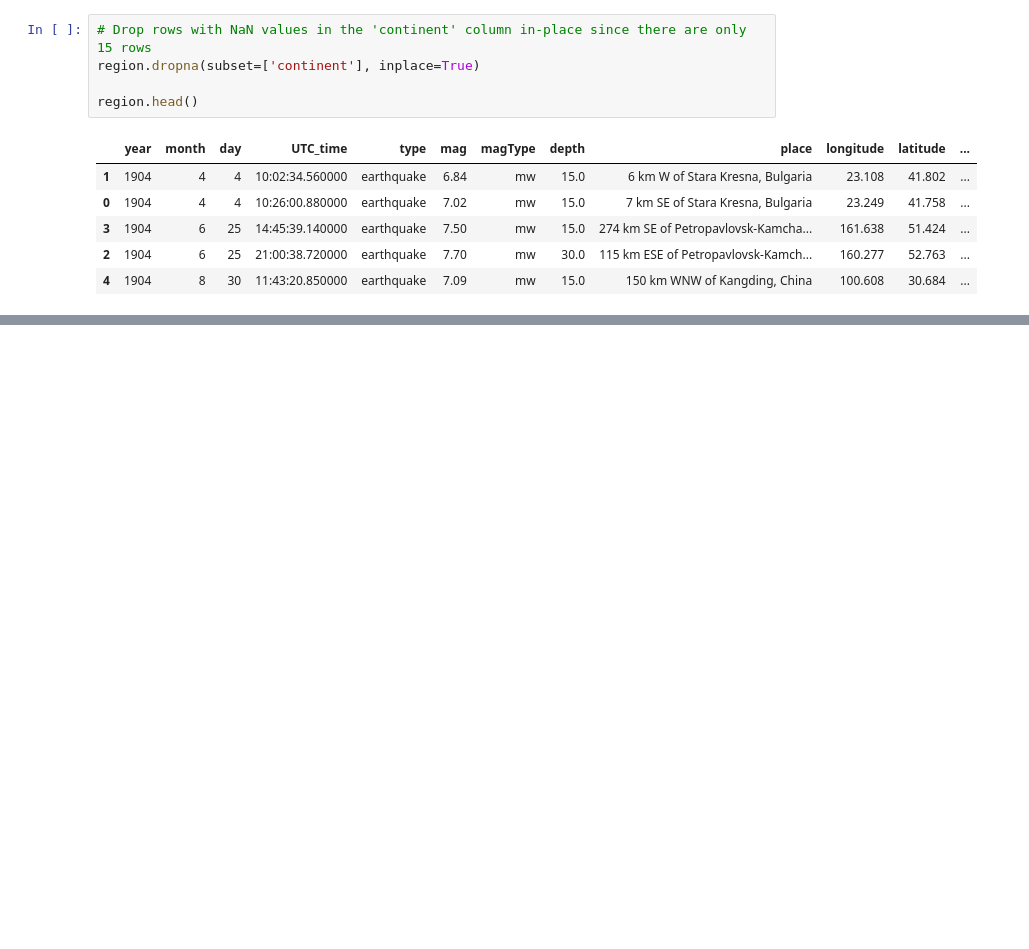
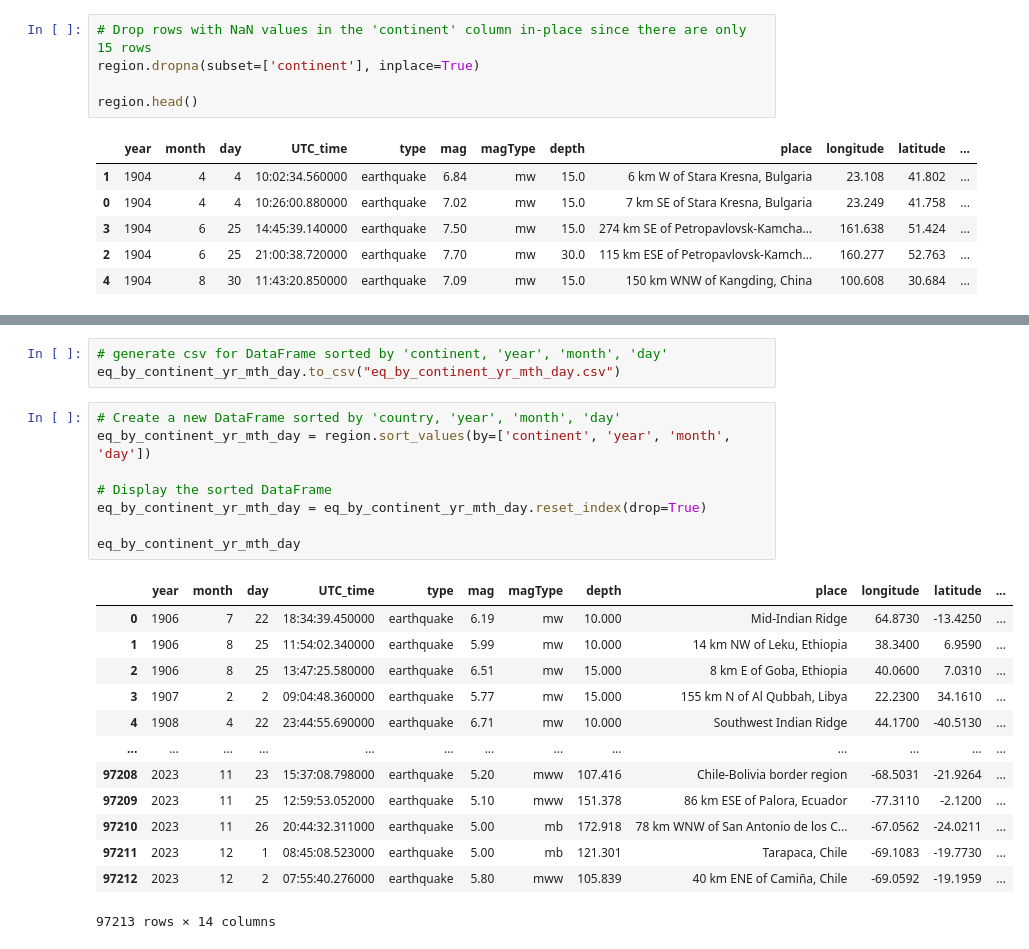
Before and after one commit to jameslaurence82/Project, a Jupyter notebook: earthquake.ipynb, the cells around one changed output, grey strips where cells are left out. Cells and saved outputs as stored; diff of their text form; blank space fills up the shorter version.

Commit message:
generated new csvs based on different attributes

```diff
--- a/earthquake.ipynb
+++ b/earthquake.ipynb
@@ -1235,0 +1324,25 @@ region.head()
+# %%
+# generate csv for DataFrame sorted by 'continent, 'year', 'month', 'day'
+eq_by_continent_yr_mth_day.to_csv("eq_by_continent_yr_mth_day.csv")
+# %%
+# Create a new DataFrame sorted by 'country, 'year', 'month', 'day'
+eq_by_continent_yr_mth_day = region.sort_values(by=['continent', 'year', 'month', 'day'])
+
+# Display the sorted DataFrame
+eq_by_continent_yr_mth_day = eq_by_continent_yr_mth_day.reset_index(drop=True)
+
+eq_by_continent_yr_mth_day
+# %% [output]
+|  | year | month | day | UTC_time | type | mag | magType | depth | place | longitude | latitude | ... |
+| 0 | 1906 | 7 | 22 | 18:34:39.450000 | earthquake | 6.19 | mw | 10.000 | Mid-Indian Ridge | 64.8730 | -13.4250 | ... |
+| 1 | 1906 | 8 | 25 | 11:54:02.340000 | earthquake | 5.99 | mw | 10.000 | 14 km NW of Leku, Ethiopia | 38.3400 | 6.9590 | ... |
+| 2 | 1906 | 8 | 25 | 13:47:25.580000 | earthquake | 6.51 | mw | 15.000 | 8 km E of Goba, Ethiopia | 40.0600 | 7.0310 | ... |
+| 3 | 1907 | 2 | 2 | 09:04:48.360000 | earthquake | 5.77 | mw | 15.000 | 155 km N of Al Qubbah, Libya | 22.2300 | 34.1610 | ... |
+| 4 | 1908 | 4 | 22 | 23:44:55.690000 | earthquake | 6.71 | mw | 10.000 | Southwest Indian Ridge | 44.1700 | -40.5130 | ... |
+| ... | ... | ... | ... | ... | ... | ... | ... | ... | ... | ... | ... | ... |
+| 97208 | 2023 | 11 | 23 | 15:37:08.798000 | earthquake | 5.20 | mww | 107.416 | Chile-Bolivia border region | -68.5031 | -21.9264 | ... |
+| 97209 | 2023 | 11 | 25 | 12:59:53.052000 | earthquake | 5.10 | mww | 151.378 | 86 km ESE of Palora, Ecuador | -77.3110 | -2.1200 | ... |
+| 97210 | 2023 | 11 | 26 | 20:44:32.311000 | earthquake | 5.00 | mb | 172.918 | 78 km WNW of San Antonio de los C... | -67.0562 | -24.0211 | ... |
+| 97211 | 2023 | 12 | 1 | 08:45:08.523000 | earthquake | 5.00 | mb | 121.301 | Tarapaca, Chile | -69.1083 | -19.7730 | ... |
+| 97212 | 2023 | 12 | 2 | 07:55:40.276000 | earthquake | 5.80 | mww | 105.839 | 40 km ENE of Camiña, Chile | -69.0592 | -19.1959 | ... |
+97213 rows × 14 columns
```
Also changed, not shown: parts of 7 cells of this notebook, 3 other files.
